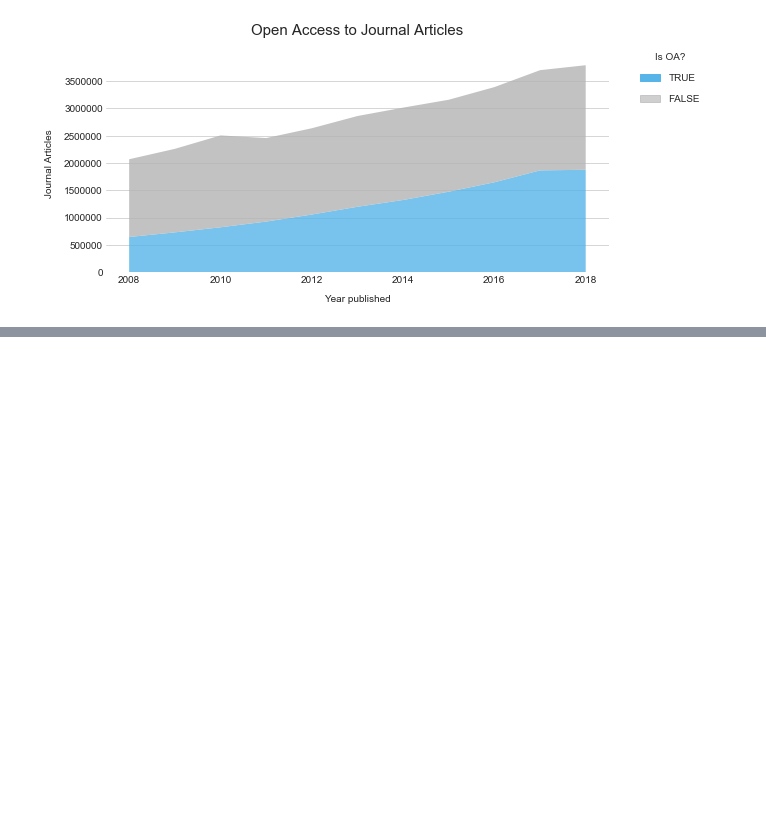
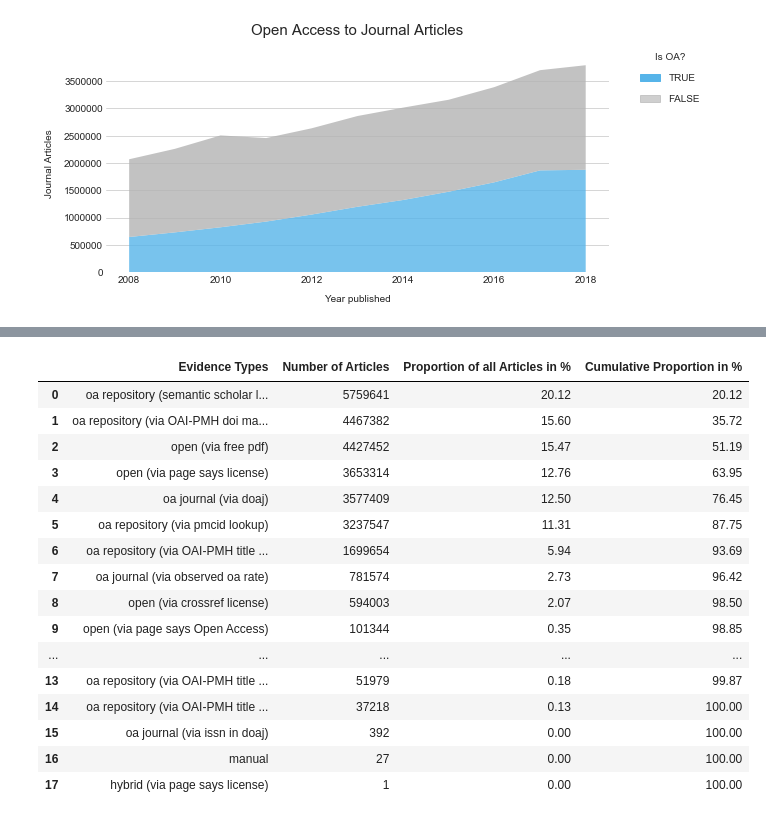
Before and after one commit to naustica/WAG-SHK, a Jupyter notebook: Open Access Evidence in Unpaywall - Python Version.ipynb, the cells around one changed output, grey strips where cells are left out. Saved outputs shown, nothing was run; the diff lists cells and outputs as text; code cells hidden in the pictures; blank space fills up the shorter version.

```diff
--- a/Open Access Evidence in Unpaywall - Python Version.ipynb
+++ b/Open Access Evidence in Unpaywall - Python Version.ipynb
@@ -109,0 +121,37 @@ all_articles = host_type_df.groupby(['year'])['number_of_articles'].sum().reset_
+# %%
+EVIDENCE_08_12_QUERY = f'SELECT evidence, year, is_best, COUNT(distinct(doi)) AS number_of_articles FROM {upw_08_12}, UNNEST (oa_locations) WHERE genre="journal-article" GROUP BY evidence, year, is_best'
+EVIDENCE_13_18_QUERY = f'SELECT evidence, year, is_best, COUNT(distinct(doi)) AS number_of_articles FROM {upw_13_18}, UNNEST (oa_locations) WHERE genre="journal-article" AND year < 2019 GROUP BY evidence, year, is_best'
+# %%
+evidence_08_12 = client.query(EVIDENCE_08_12_QUERY).to_dataframe()
+evidence_13_18 = client.query(EVIDENCE_13_18_QUERY).to_dataframe()
+# %%
+evidence_df = pd.concat([evidence_08_12, evidence_13_18])
+evidence_df.year = pd.to_datetime(evidence_df.year.apply(lambda x: str(x) + "-01-01"))
+# %%
+articles_per_type_df = evidence_df.groupby(['evidence']).number_of_articles.sum().to_frame().reset_index().sort_values(by=['number_of_articles'], ascending=False).reset_index(drop=True)
+articles_per_type_df['prop'] = articles_per_type_df['number_of_articles'].transform(lambda x: x / articles_per_type_df['number_of_articles'].sum() * 100)
+articles_per_type_df['cumul'] = articles_per_type_df.prop.cumsum()
+articles_per_type_table = articles_per_type_df.copy()
+articles_per_type_table.prop = articles_per_type_table.prop.apply(lambda x: '{0:.2f}'.format(x))
+articles_per_type_table.cumul = articles_per_type_table.cumul.apply(lambda x: '{0:.2f}'.format(x))
+articles_per_type_table.columns = ['Evidence Types', 'Number of Articles', 'Proportion of all Articles in %', 'Cumulative Proportion in %']
+
+articles_per_type_table
+# %% [output]
+|  | Evidence Types | Number of Articles | Proportion of all Articles in % | Cumulative Proportion in % |
+| 0 | oa repository (semantic scholar l... | 5759641 | 20.12 | 20.12 |
+| 1 | oa repository (via OAI-PMH doi ma... | 4467382 | 15.60 | 35.72 |
+| 2 | open (via free pdf) | 4427452 | 15.47 | 51.19 |
+| 3 | open (via page says license) | 3653314 | 12.76 | 63.95 |
+| 4 | oa journal (via doaj) | 3577409 | 12.50 | 76.45 |
+| 5 | oa repository (via pmcid lookup) | 3237547 | 11.31 | 87.75 |
+| 6 | oa repository (via OAI-PMH title ... | 1699654 | 5.94 | 93.69 |
+| 7 | oa journal (via observed oa rate) | 781574 | 2.73 | 96.42 |
+| 8 | open (via crossref license) | 594003 | 2.07 | 98.50 |
+| 9 | open (via page says Open Access) | 101344 | 0.35 | 98.85 |
+| ... | ... | ... | ... | ... |
+| 13 | oa repository (via OAI-PMH title ... | 51979 | 0.18 | 99.87 |
+| 14 | oa repository (via OAI-PMH title ... | 37218 | 0.13 | 100.00 |
+| 15 | oa journal (via issn in doaj) | 392 | 0.00 | 100.00 |
+| 16 | manual | 27 | 0.00 | 100.00 |
+| 17 | hybrid (via page says license) | 1 | 0.00 | 100.00 |
```
Also changed, not shown: parts of 10 cells of this notebook.
